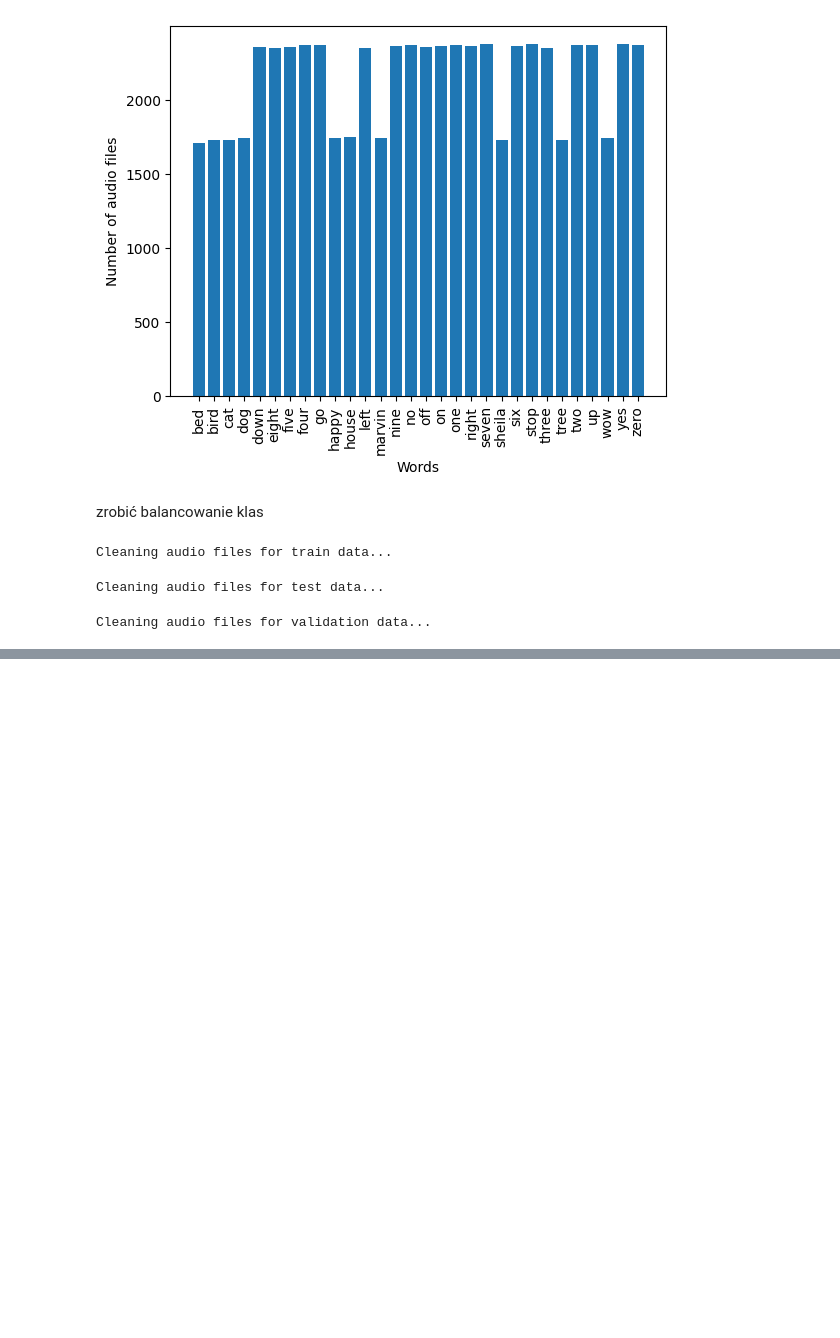
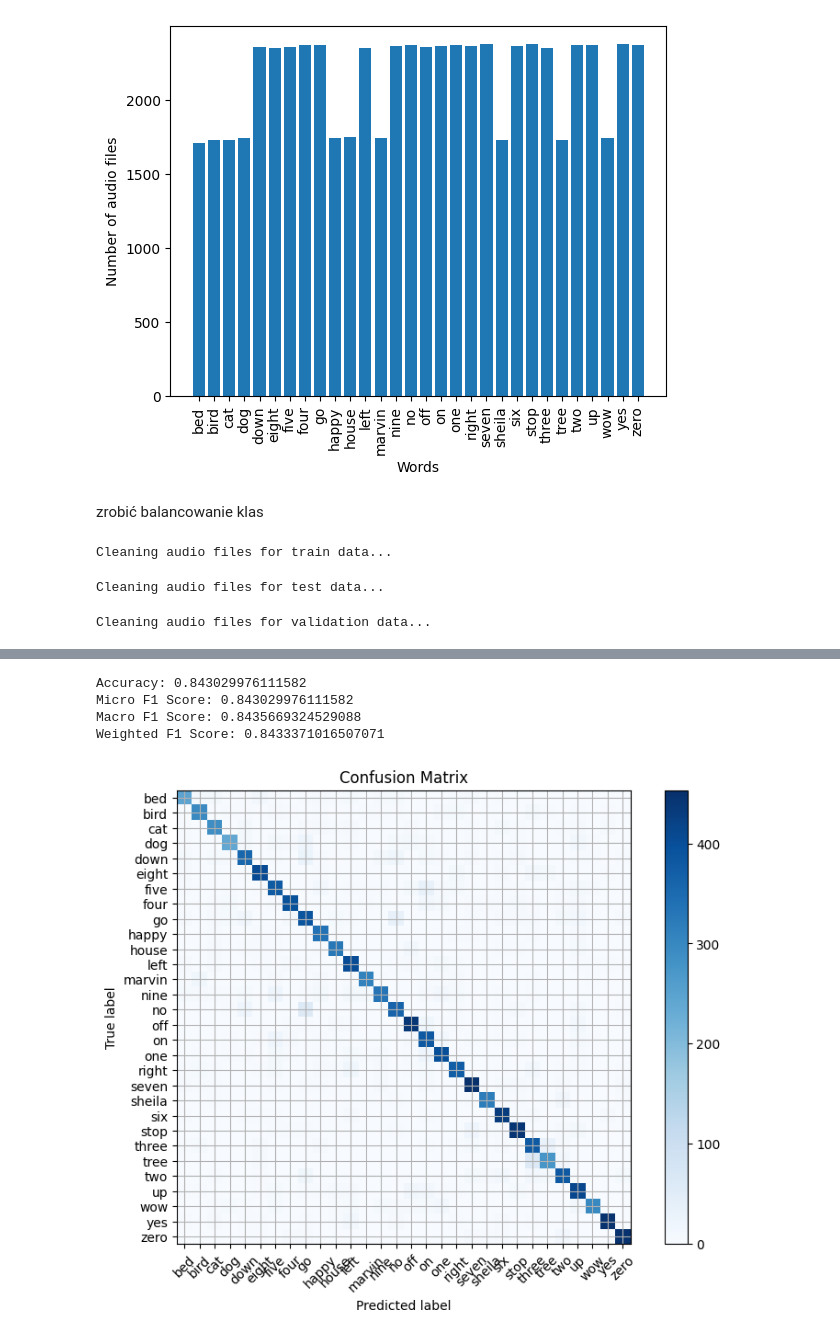
Before and after one commit to pavonism/intro-to-ml, a Jupyter notebook: scripts/DataPreprocessing.ipynb, the cells around one changed output, grey strips where cells are left out. Cells and saved outputs as stored; diff of their text form; code cells hidden in the pictures; blank space fills up the shorter version.

Commit message:
Update data augmentation

```diff
--- a/scripts/DataPreprocessing.ipynb
+++ b/scripts/DataPreprocessing.ipynb
@@ -166,0 +197,5 @@ convert_audio_files_to_images("../data/tsrc_augmented6", "../data/tsrc_sprectrog
+# %%
+ARCHITRECTURE = SimpleConvolutionArchitecture()
+FOLDER_PATH = "../models/simple_CNN_spectrograms_sharpened_cleaned_augmented_syllable2"
+DATASET = '../data/cleaned_and_not_cleaned/tsrc_spectrograms_cleaned_augmented_syllable2_sharpened'
+CLASS_LABELS = os.listdir(f"{DATASET}/train")
@@ -166,0 +231,11 @@ convert_audio_files_to_images("../data/tsrc_augmented6", "../data/tsrc_sprectrog
+# %%
+df = pd.read_csv(f"{FOLDER_PATH}/predictions.csv")
+y_true = df["y_true"].values
+y_pred = df["y_pred"].values
+summary = summary(y_true, y_pred, CLASS_LABELS)
+# %% [output]
+Accuracy: 0.843029976111582
+Micro F1 Score: 0.843029976111582
+Macro F1 Score: 0.8435669324529088
+Weighted F1 Score: 0.8433371016507071
+[figure, added]
```
Also changed, not shown: parts of 11 cells of this notebook, 2 other files.
